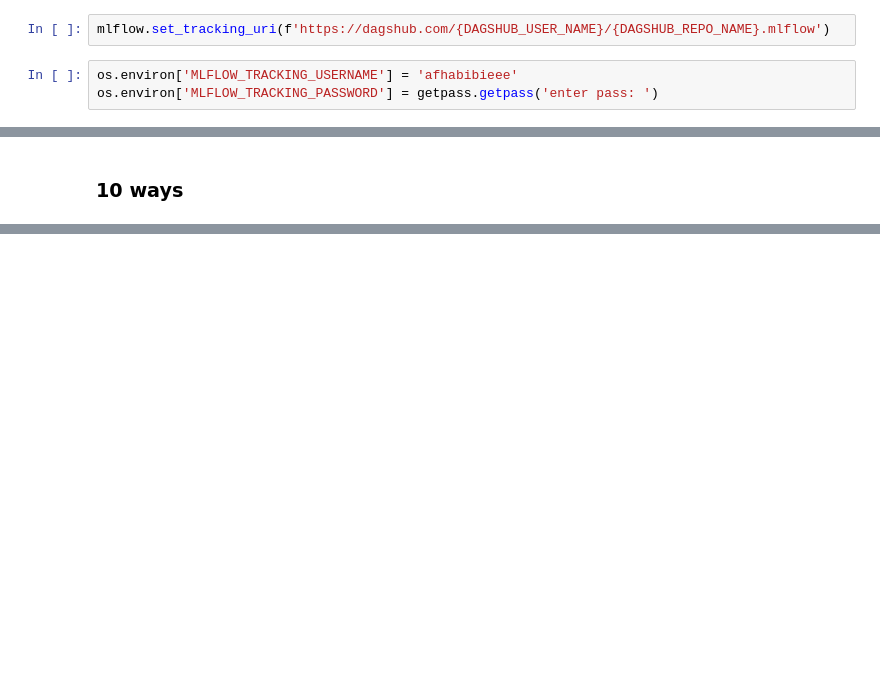
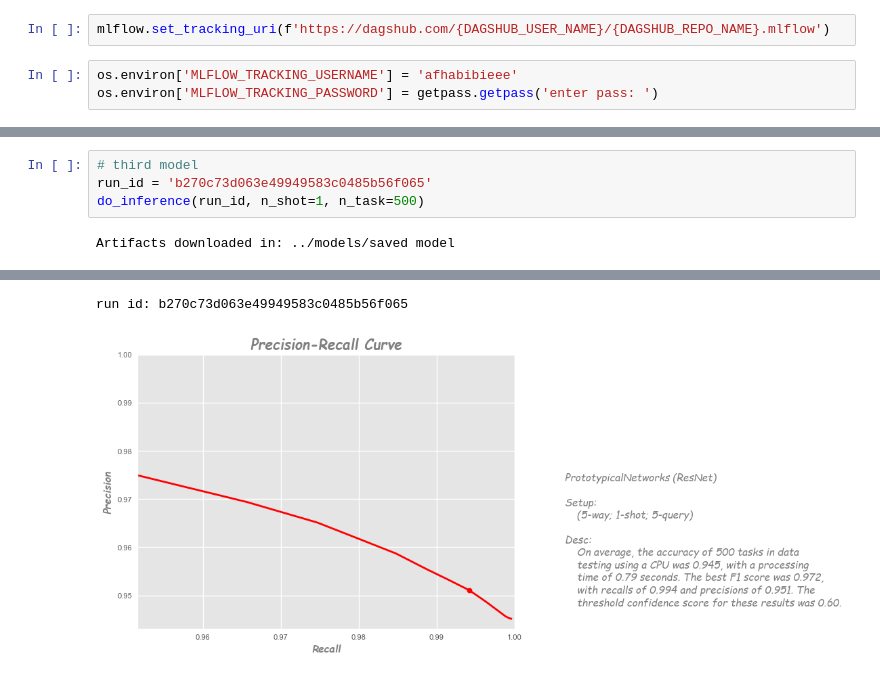
Before and after one commit to afhabibieee/car-attr-classifier, a Jupyter notebook: src/test.ipynb, the cells around one changed output, grey strips where cells are left out. Drawn from its saved outputs; the diff is of its cells as text; blank space fills up the shorter version.

```diff
--- a/src/test.ipynb
+++ b/src/test.ipynb
@@ -127,2 +125,6 @@ Threshold confidence score is 0.55 from best f1 0.9927395934172314 (recalls: 0.9
-# %% [markdown]
-### 10 ways
+# %%
+# third model
+run_id = 'b270c73d063e49949583c0485b56f065'
+do_inference(run_id, n_shot=1, n_task=500)
+# %% [output]
+Artifacts downloaded in: ../models/saved model
@@ -128,0 +132,2 @@ Threshold confidence score is 0.55 from best f1 0.9927395934172314 (recalls: 0.9
+run id: b270c73d063e49949583c0485b56f065
+[figure, added]
```
Also changed, not shown: parts of 15 cells of this notebook.
